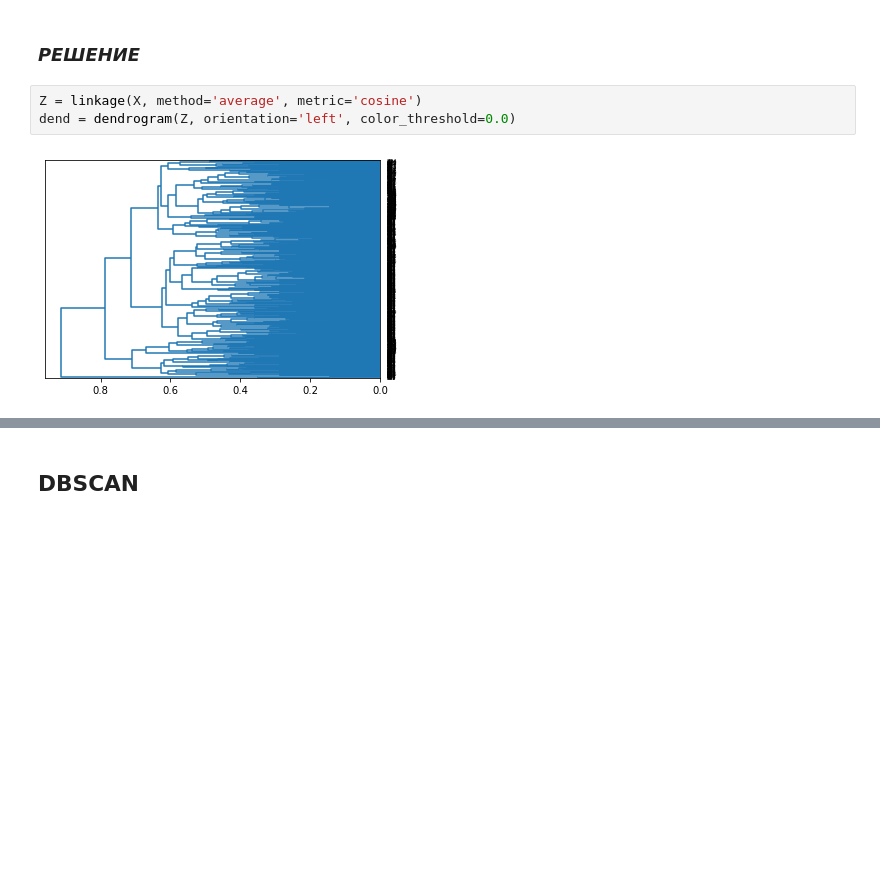
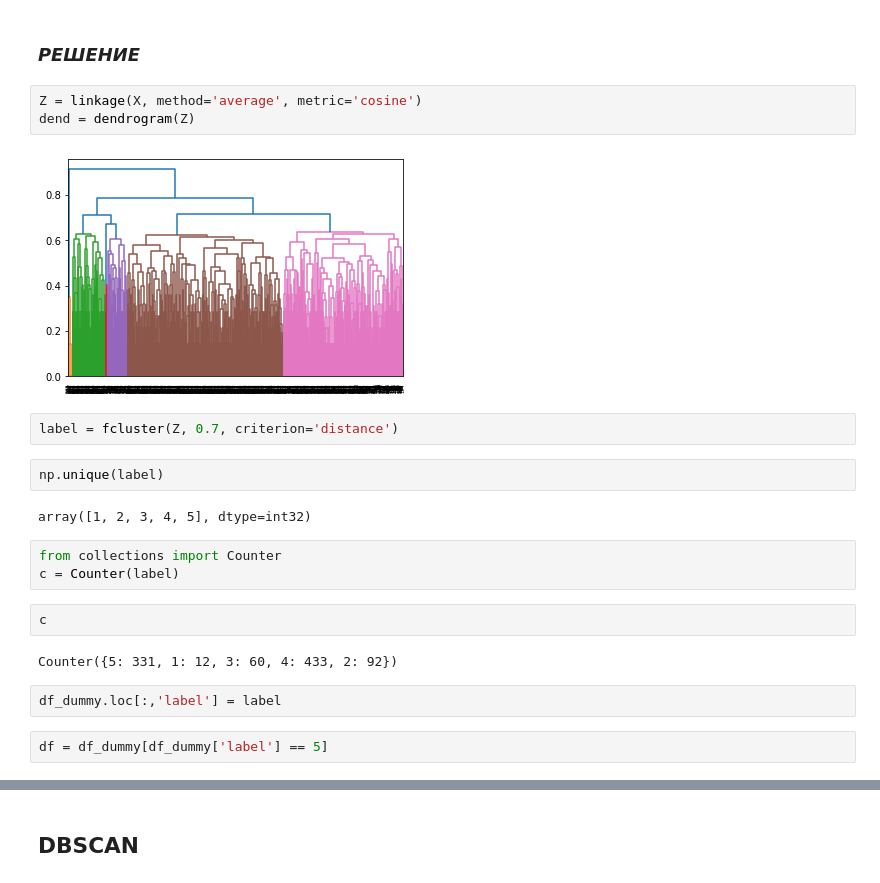
Before and after one commit to MuzaffarSoliyev/python_for_data_analysis, a Jupyter notebook: task-4.1/task-4.1.ipynb, the cells around one changed output, grey strips where cells are left out. Drawn from its saved outputs; the diff is of its cells as text; blank space fills up the shorter version.

```diff
--- a/task-4.1/task-4.1.ipynb
+++ b/task-4.1/task-4.1.ipynb
@@ -89,6 +89,23 @@ from scipy.cluster.hierarchy import fcluster, dendrogram, linkage
 ### *РЕШЕНИЕ*
 # %%
 Z = linkage(X, method='average', metric='cosine')
-dend = dendrogram(Z, orientation='left', color_threshold=0.0)
+dend = dendrogram(Z)
 # %% [output]
-[figure, old version]
+[figure, new version]
+# %%
+label = fcluster(Z, 0.7, criterion='distance')
+# %%
+np.unique(label)
+# %% [output]
+array([1, 2, 3, 4, 5], dtype=int32)
+# %%
+from collections import Counter
+c = Counter(label)
+# %%
+c
+# %% [output]
+Counter({5: 331, 1: 12, 3: 60, 4: 433, 2: 92})
+# %%
+df_dummy.loc[:,'label'] = label
+# %%
+df = df_dummy[df_dummy['label'] == 5]
```
Also changed, not shown: parts of 10 cells of this notebook, 3 other files.
